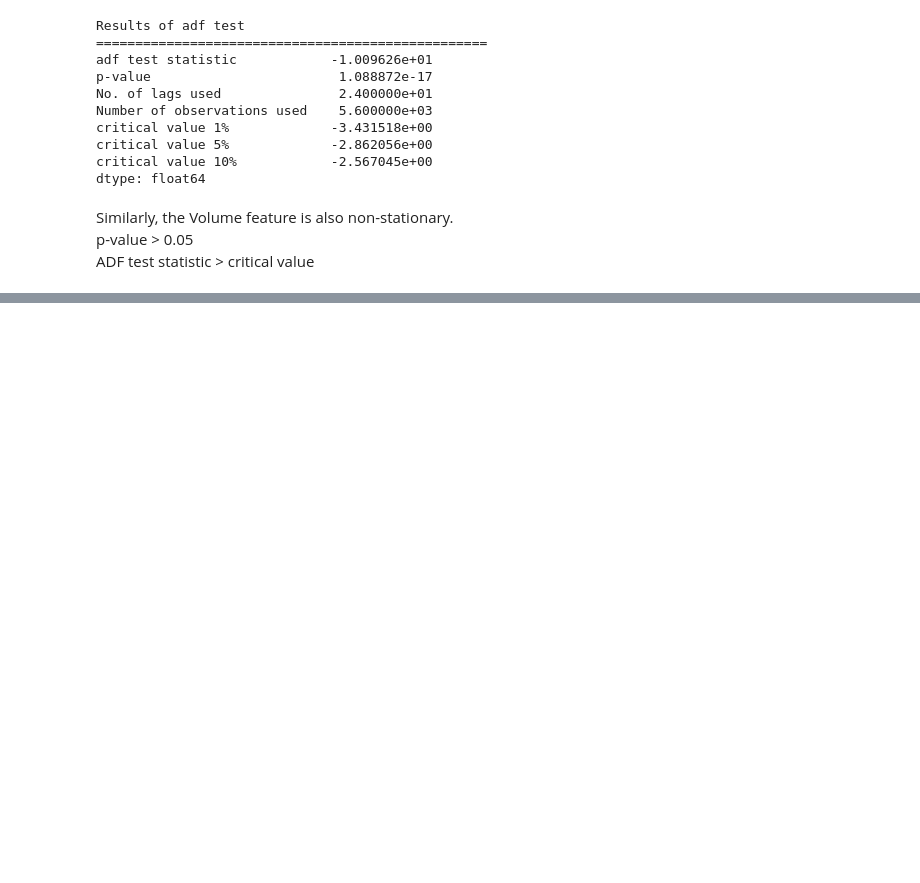
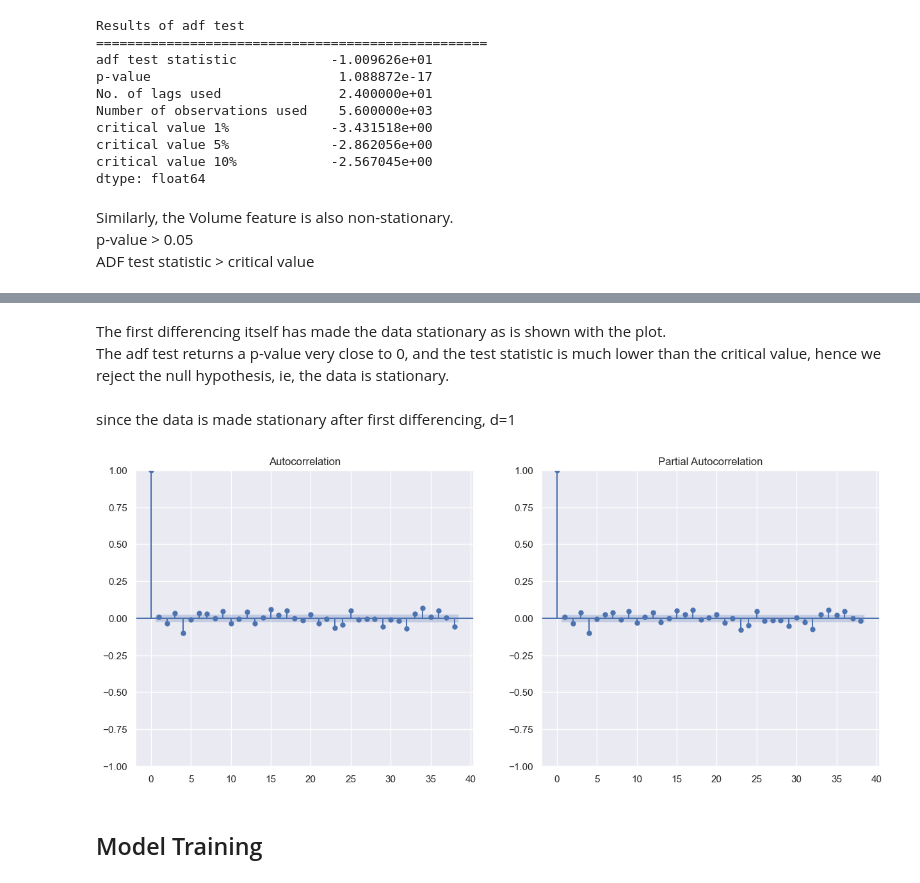
Before and after one commit to akashprak/StockPrice-TimeSeries, a Jupyter notebook: notebooks/Stock_price_forecast.ipynb, the cells around one changed output, grey strips where cells are left out. Cells and saved outputs as stored; diff of their text form; code cells hidden in the pictures; blank space fills up the shorter version.

```diff
--- a/notebooks/Stock_price_forecast.ipynb
+++ b/notebooks/Stock_price_forecast.ipynb
@@ -205,0 +254,14 @@ ADF test statistic > critical value
+# %% [markdown]
+The first differencing itself has made the data stationary as is shown with the plot.
+The adf test returns a p-value very close to 0, and the test statistic is much lower than the critical value, hence we reject the null hypothesis, ie, the data is stationary.
+# %% [markdown]
+since the data is made stationary after first differencing, d=1
+# %%
+fig , (ax1,ax2) = plt.subplots(1,2)
+plot_acf(stock_close_diff, ax=ax1)
+plot_pacf(stock_close_diff, ax=ax2)
+plt.show()
+# %% [output]
+[figure, added]
+# %% [markdown]
+## Model Training
```
Also changed, not shown: parts of 15 cells of this notebook.
